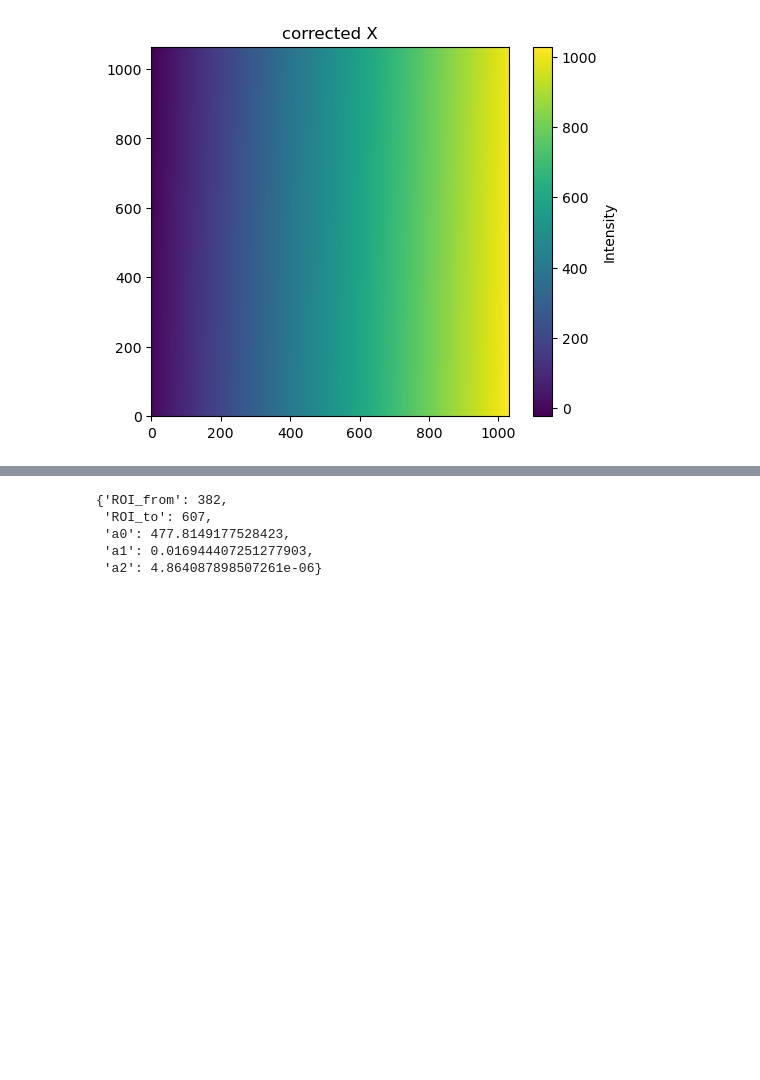
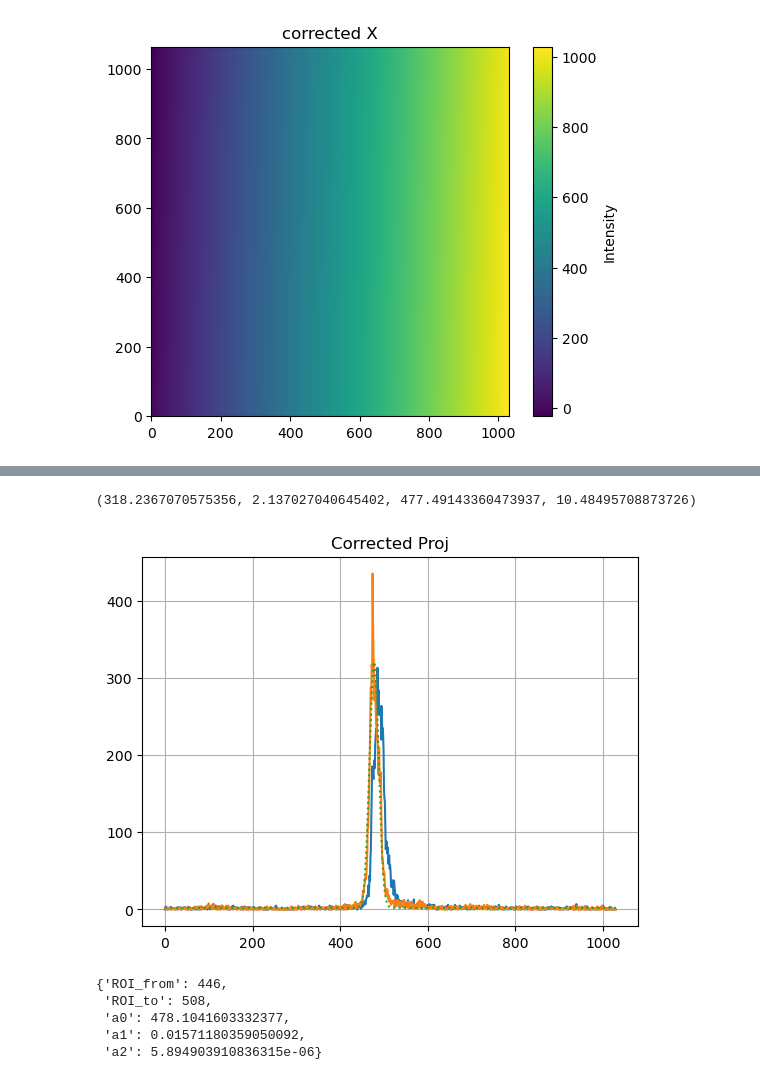
Before and after one commit to maxiv-science/drp-balder, a Jupyter notebook: notebooks/generate fit parameters.ipynb, the cells around one changed output, grey strips where cells are left out. Drawn from its saved outputs; the diff is of its cells as text; code cells hidden in the pictures; blank space fills up the shorter version.

```diff
--- a/notebooks/generate fit parameters.ipynb
+++ b/notebooks/generate fit parameters.ipynb
@@ -128,18 +120,40 @@ mean, rms
+# %%
+# better to use a gauss fit
+xaxis = np.arange(proj_corrected.shape[0])
+p0 = [np.amax(proj_corrected), 1, np.argmax(proj_corrected), 10]
+(a,b,mean,rms), _ = curve_fit(gaussian, xaxis, proj_corrected, p0=p0)
+(a,b,mean,rms)
+# %% [output]
+(318.2367070575356, 2.137027040645402, 477.49143360473937, 10.48495708873726)
+# %%
+# Plot the 2D Gaussian distribution
+plt.plot(proj)
+plt.plot(proj_corrected)
+plt.title('Corrected Proj')
+# plt.yscale('log')
+plt.grid(True)
+x_plot = np.linspace(0, proj_corrected.shape[0], 1000)
+
+plt.plot(xaxis,gaussian(xaxis,a,b,mean,rms), ':', label='gauss fit')
+
+plt.show()
+# %% [output]
+[figure, added]
 # %%
 params={
-    "ROI_from": int(mean - rms),
-    "ROI_to": int(mean + rms),
+    "ROI_from": int(mean - 3*rms),
+    "ROI_to": int(mean + 3*rms),
 }
 
 for i in range(poly.order+1):
     params[f"a{i}"] = poly[i]
 params
 # %% [output]
-{'ROI_from': 382,
- 'ROI_to': 607,
- 'a0': 477.8149177528423,
- 'a1': 0.016944407251277903,
- 'a2': 4.864087898507261e-06}
+{'ROI_from': 446,
+ 'ROI_to': 508,
+ 'a0': 478.1041603332377,
+ 'a1': 0.01571180359050092,
+ 'a2': 5.894903910836315e-06}
 # %%
 formatted_pars = []
 for i, v in params.items():
```
Also changed, not shown: parts of 3 cells of this notebook, 1 other file.
